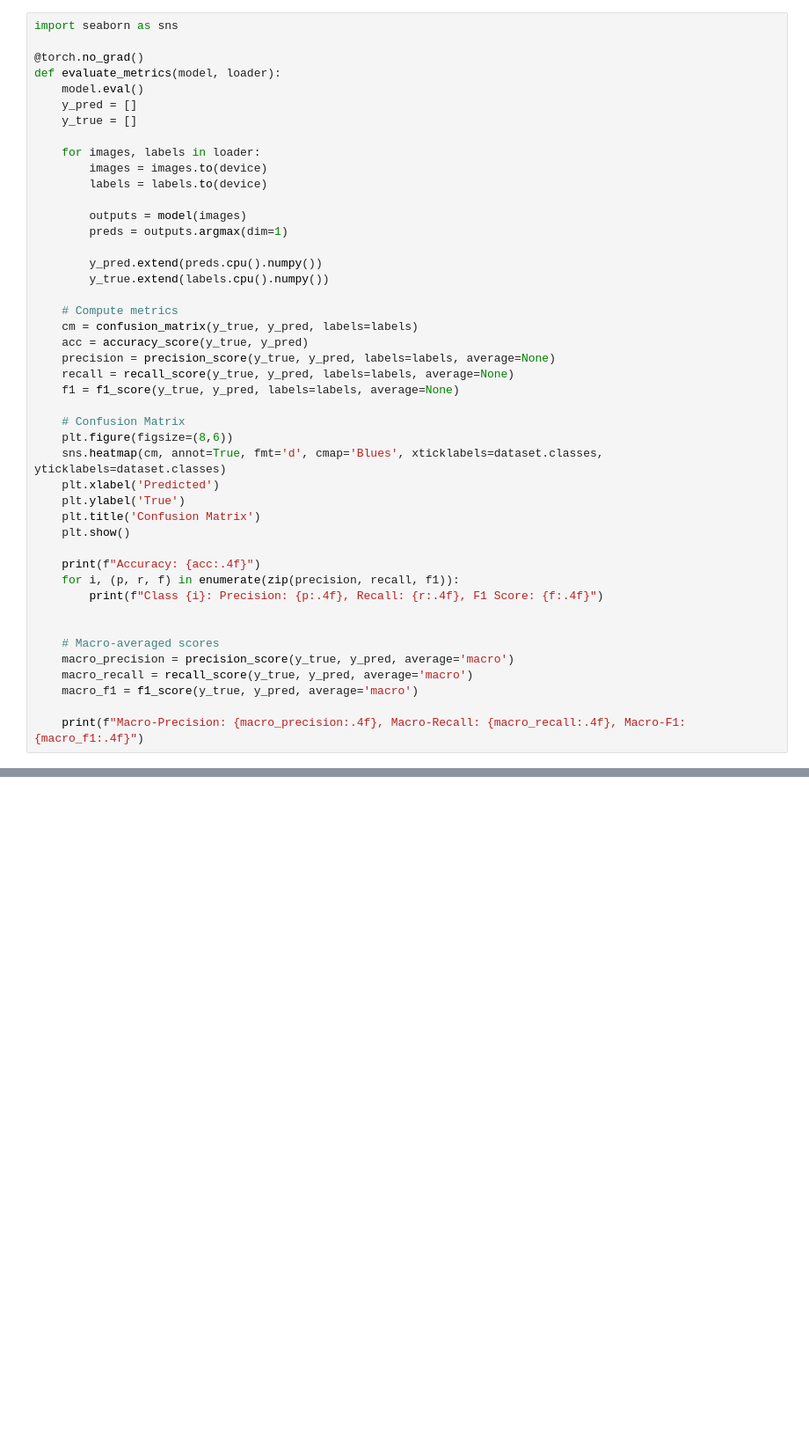
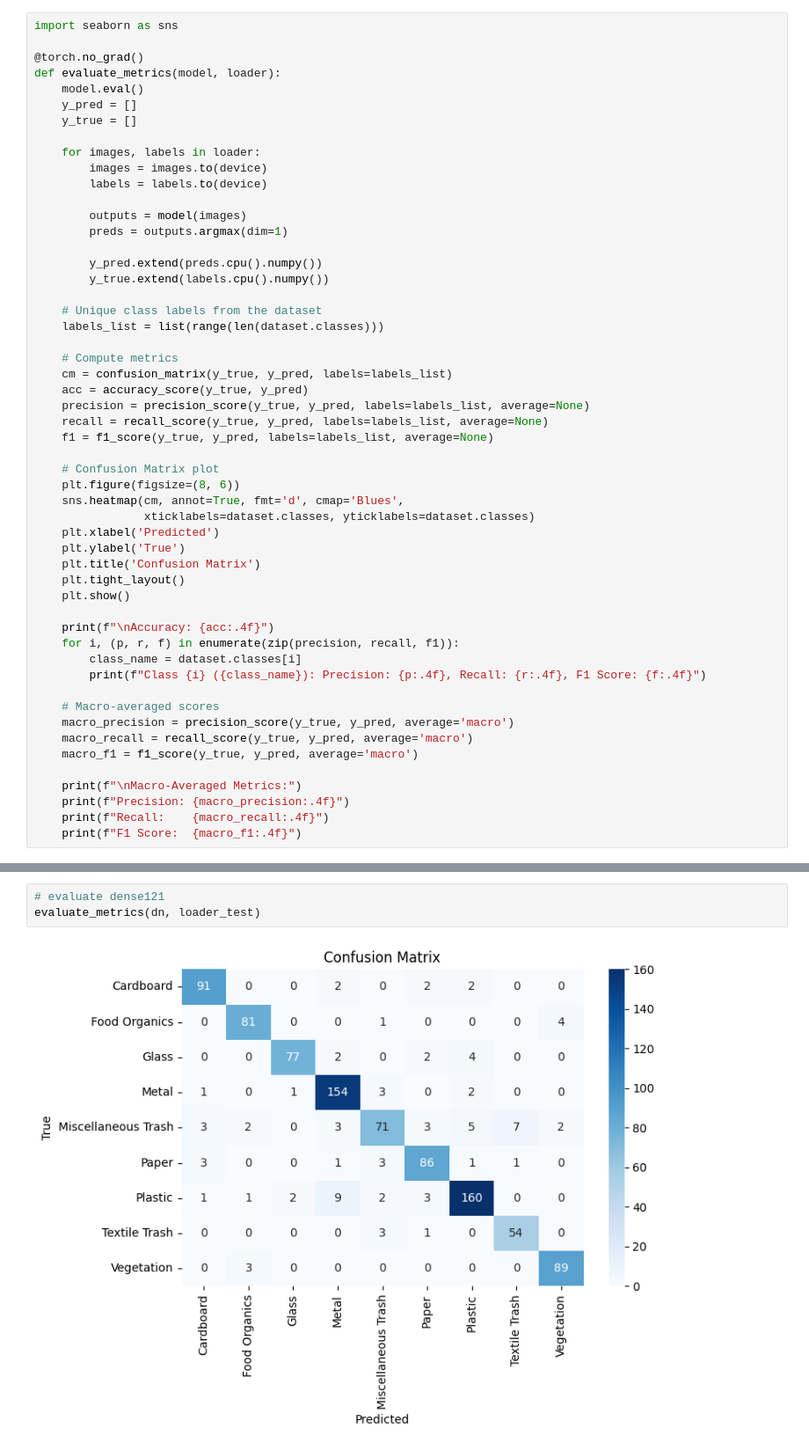
Before and after one commit to tsemuchen/ece539_project, a Jupyter notebook: NN_Group.ipynb, the cells around one changed output, grey strips where cells are left out. Shown at 88% size. Cells and saved outputs as stored; diff of their text form; blank space fills up the shorter version.

```diff
--- a/NN_Group.ipynb
+++ b/NN_Group.ipynb
@@ -208,32 +208,40 @@ def evaluate_metrics(model, loader):
         y_pred.extend(preds.cpu().numpy())
         y_true.extend(labels.cpu().numpy())
 
+    # Unique class labels from the dataset
+    labels_list = list(range(len(dataset.classes)))
+
     # Compute metrics
-    cm = confusion_matrix(y_true, y_pred, labels=labels)
+    cm = confusion_matrix(y_true, y_pred, labels=labels_list)
     acc = accuracy_score(y_true, y_pred)
-    precision = precision_score(y_true, y_pred, labels=labels, average=None)
-    recall = recall_score(y_true, y_pred, labels=labels, average=None)
-    f1 = f1_score(y_true, y_pred, labels=labels, average=None)
+    precision = precision_score(y_true, y_pred, labels=labels_list, average=None)
+    recall = recall_score(y_true, y_pred, labels=labels_list, average=None)
+    f1 = f1_score(y_true, y_pred, labels=labels_list, average=None)
 
-    # Confusion Matrix
-    plt.figure(figsize=(8,6))
-    sns.heatmap(cm, annot=True, fmt='d', cmap='Blues', xticklabels=dataset.classes, yticklabels=dataset.classes)
+    # Confusion Matrix plot
+    plt.figure(figsize=(8, 6))
+    sns.heatmap(cm, annot=True, fmt='d', cmap='Blues',
+                xticklabels=dataset.classes, yticklabels=dataset.classes)
     plt.xlabel('Predicted')
     plt.ylabel('True')
     plt.title('Confusion Matrix')
+    plt.tight_layout()
     plt.show()
 
-    print(f"Accuracy: {acc:.4f}")
+    print(f"\nAccuracy: {acc:.4f}")
     for i, (p, r, f) in enumerate(zip(precision, recall, f1)):
-        print(f"Class {i}: Precision: {p:.4f}, Recall: {r:.4f}, F1 Score: {f:.4f}")
-
+        class_name = dataset.classes[i]
+        print(f"Class {i} ({class_name}): Precision: {p:.4f}, Recall: {r:.4f}, F1 Score: {f:.4f}")
 
     # Macro-averaged scores
     macro_precision = precision_score(y_true, y_pred, average='macro')
     macro_recall = recall_score(y_true, y_pred, average='macro')
     macro_f1 = f1_score(y_true, y_pred, average='macro')
 
-    print(f"Macro-Precision: {macro_precision:.4f}, Macro-Recall: {macro_recall:.4f}, Macro-F1: {macro_f1:.4f}")
+    print(f"\nMacro-Averaged Metrics:")
+    print(f"Precision: {macro_precision:.4f}")
+    print(f"Recall:    {macro_recall:.4f}")
+    print(f"F1 Score:  {macro_f1:.4f}")
 # %%
 # train-fine-tune-pipeline
 def pipeline(model):
@@ -287,0 +290,5 @@ dn = pipeline(models.densenet121(pretrained=True))
+# %%
+# evaluate dense121
+evaluate_metrics(dn, loader_test)
+# %% [output]
+[figure, added]
```
Also changed, not shown: parts of 5 cells of this notebook, 3 other files.
